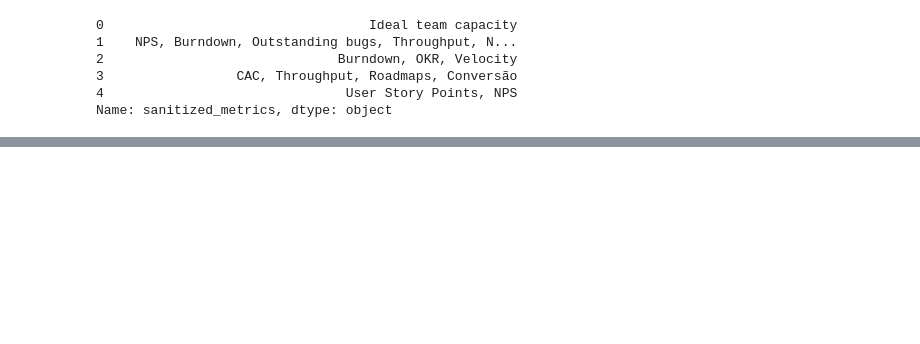
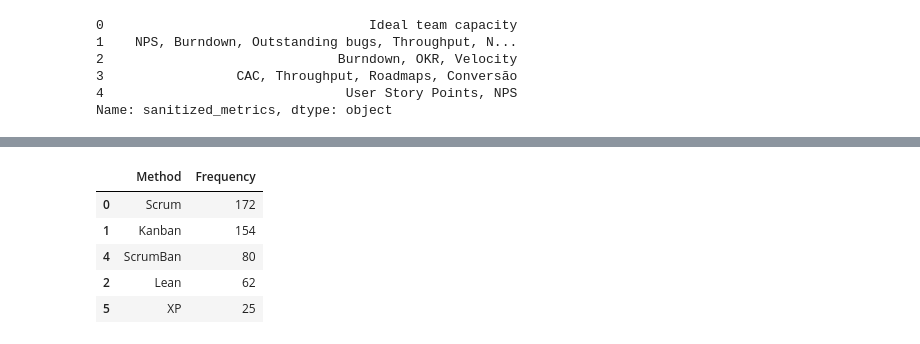
Before and after one commit to viniciuslunardi/tcc, a Jupyter notebook: collaborative_filtering/clean_outliers.ipynb, the cells around one changed output, grey strips where cells are left out. Cells and saved outputs as stored; diff of their text form; code cells hidden in the pictures; blank space fills up the shorter version.

```diff
--- a/collaborative_filtering/clean_outliers.ipynb
+++ b/collaborative_filtering/clean_outliers.ipynb
@@ -95,0 +122,17 @@ plt.show()
+# %%
+# Contar a frequência de cada método ágil
+all_methods = [method for methods in df['agile_methods_split'] for method in methods]
+methods_counter = Counter(all_methods)
+
+# Criar um DataFrame a partir do contador de métodos
+methods_freq_df = pd.DataFrame(methods_counter.items(), columns=['Method', 'Frequency']).sort_values(by='Frequency', ascending=False)
+
+# Mostrar as 5 primeiras linhas
+methods_freq_df.head()
+# %% [output]
+|  | Method | Frequency |
+| 0 | Scrum | 172 |
+| 1 | Kanban | 154 |
+| 4 | ScrumBan | 80 |
+| 2 | Lean | 62 |
+| 5 | XP | 25 |
```
Also changed, not shown: parts of 10 cells of this notebook, 31 other files.
